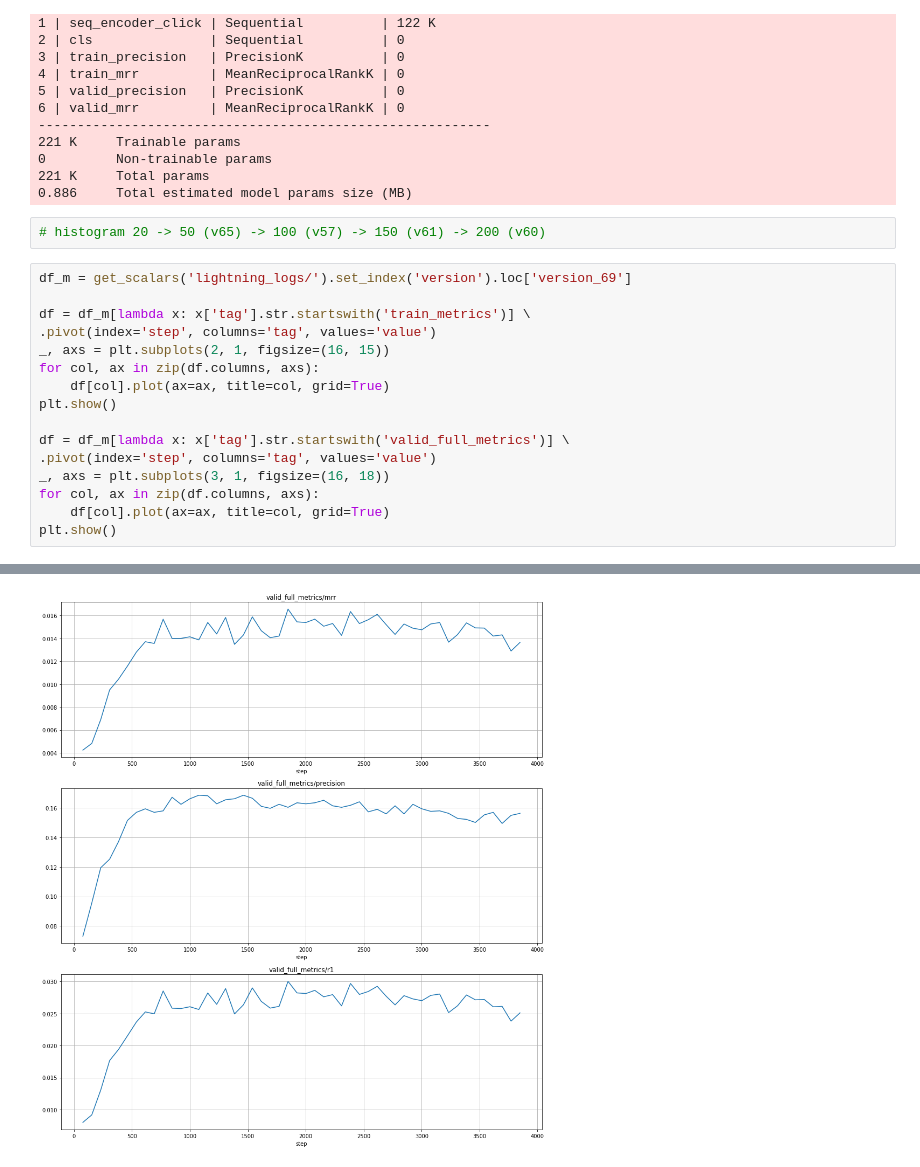
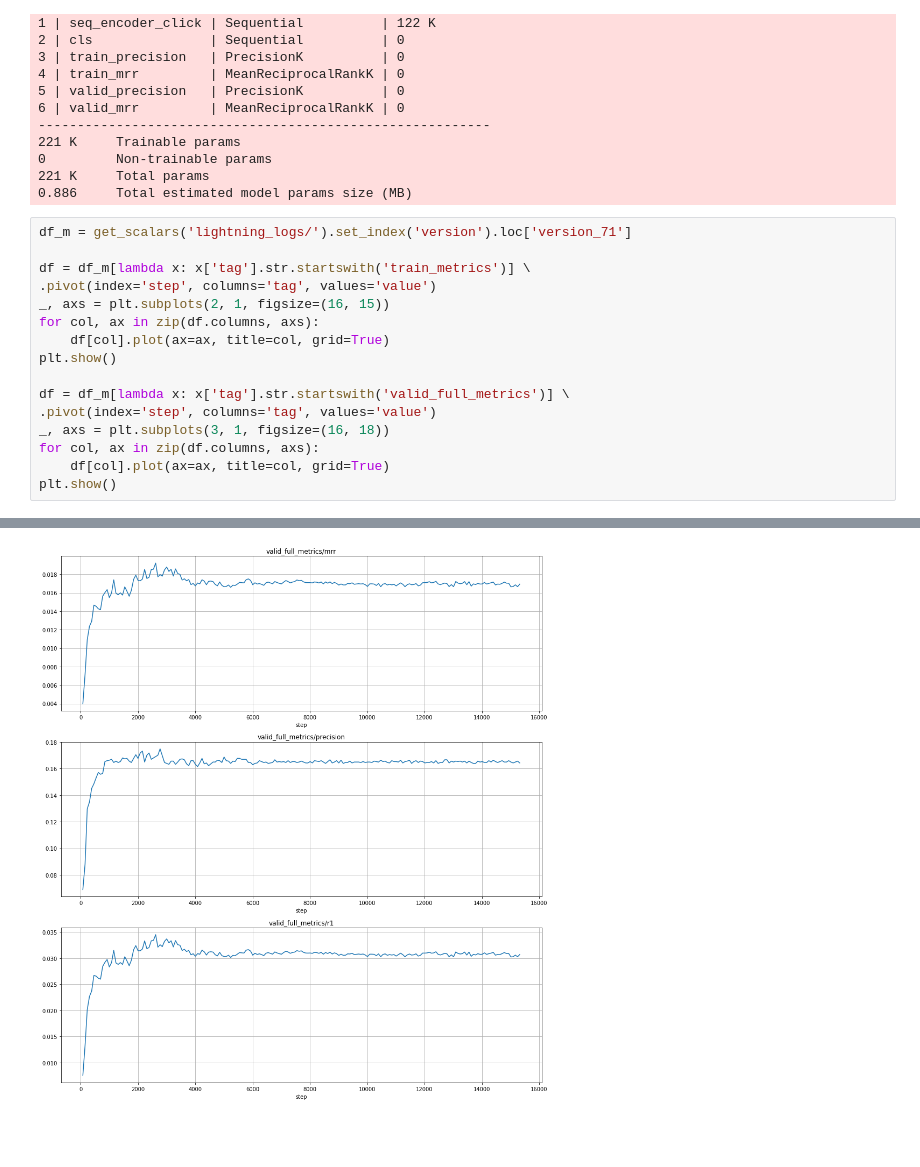
Before and after one commit to ivkireev86/datafusion-contest-2022, a Jupyter notebook: notebooks/train_distance.ipynb, the cells around one changed output, grey strips where cells are left out. Cells and saved outputs as stored; diff of their text form; blank space fills up the shorter version.

```diff
--- a/notebooks/train_distance.ipynb
+++ b/notebooks/train_distance.ipynb
@@ -400,10 +400,8 @@ LOCAL_RANK: 0 - CUDA_VISIBLE_DEVICES: [0,1,2,3]
 0         Non-trainable params
 221 K     Total params
 0.886     Total estimated model params size (MB)
-# %%
-# histogram 20 -> 50 (v65) -> 100 (v57) -> 150 (v61) -> 200 (v60)
 # %%
-df_m = get_scalars('lightning_logs/').set_index('version').loc['version_69']
+df_m = get_scalars('lightning_logs/').set_index('version').loc['version_71']
 
 df = df_m[lambda x: x['tag'].str.startswith('train_metrics')] \
 .pivot(index='step', columns='tag', values='value')
@@ -423 +421 @@ plt.show()
-[figure, old version]
+[figure, new version]
```
Also changed, not shown: parts of 7 cells of this notebook, 1 other file.
